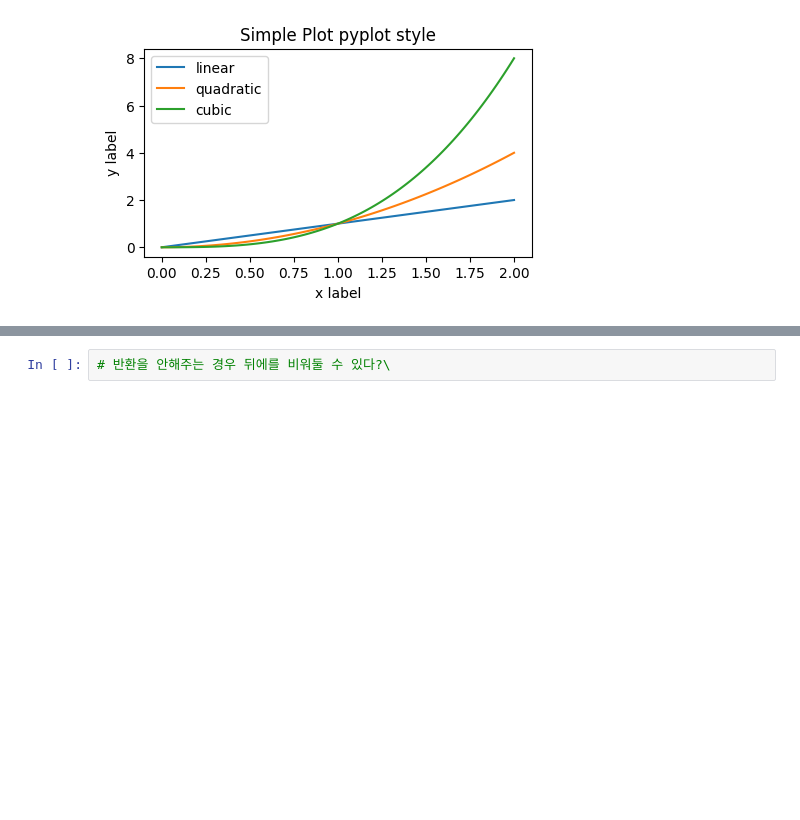
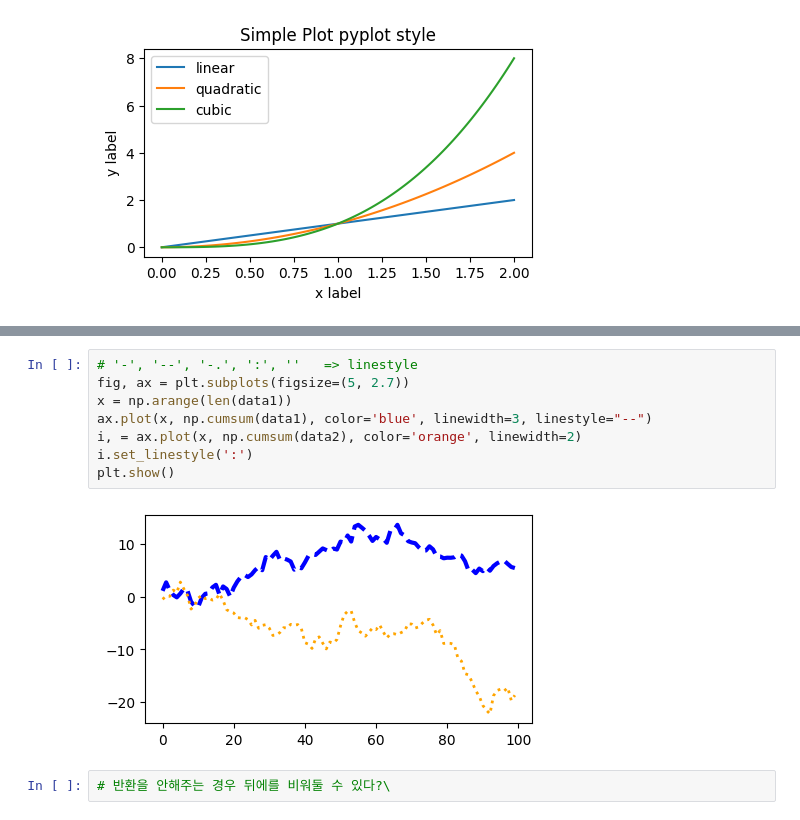
Before and after one commit to haezeong/fintech_service, a Jupyter notebook: 06_machine_learning/03_matplotlib으로 그래프 그리기.ipynb, the cells around one changed output, grey strips where cells are left out. Drawn from its saved outputs; the diff is of its cells as text; blank space fills up the shorter version.

```diff
--- a/06_machine_learning/03_matplotlib으로 그래프 그리기.ipynb
+++ b/06_machine_learning/03_matplotlib으로 그래프 그리기.ipynb
@@ -156,3 +196,13 @@ plt.show()
+# %%
+# '-', '--', '-.', ':', ''   => linestyle
+fig, ax = plt.subplots(figsize=(5, 2.7))
+x = np.arange(len(data1))
+ax.plot(x, np.cumsum(data1), color='blue', linewidth=3, linestyle="--")
+i, = ax.plot(x, np.cumsum(data2), color='orange', linewidth=2)
+i.set_linestyle(':')
+plt.show()
+# %% [output]
+[figure, added]
 # %%
 # 반환을 안해주는 경우 뒤에를 비워둘 수 있다?\
 # %%
```
Also changed, not shown: parts of 16 cells of this notebook, 1 other file.
